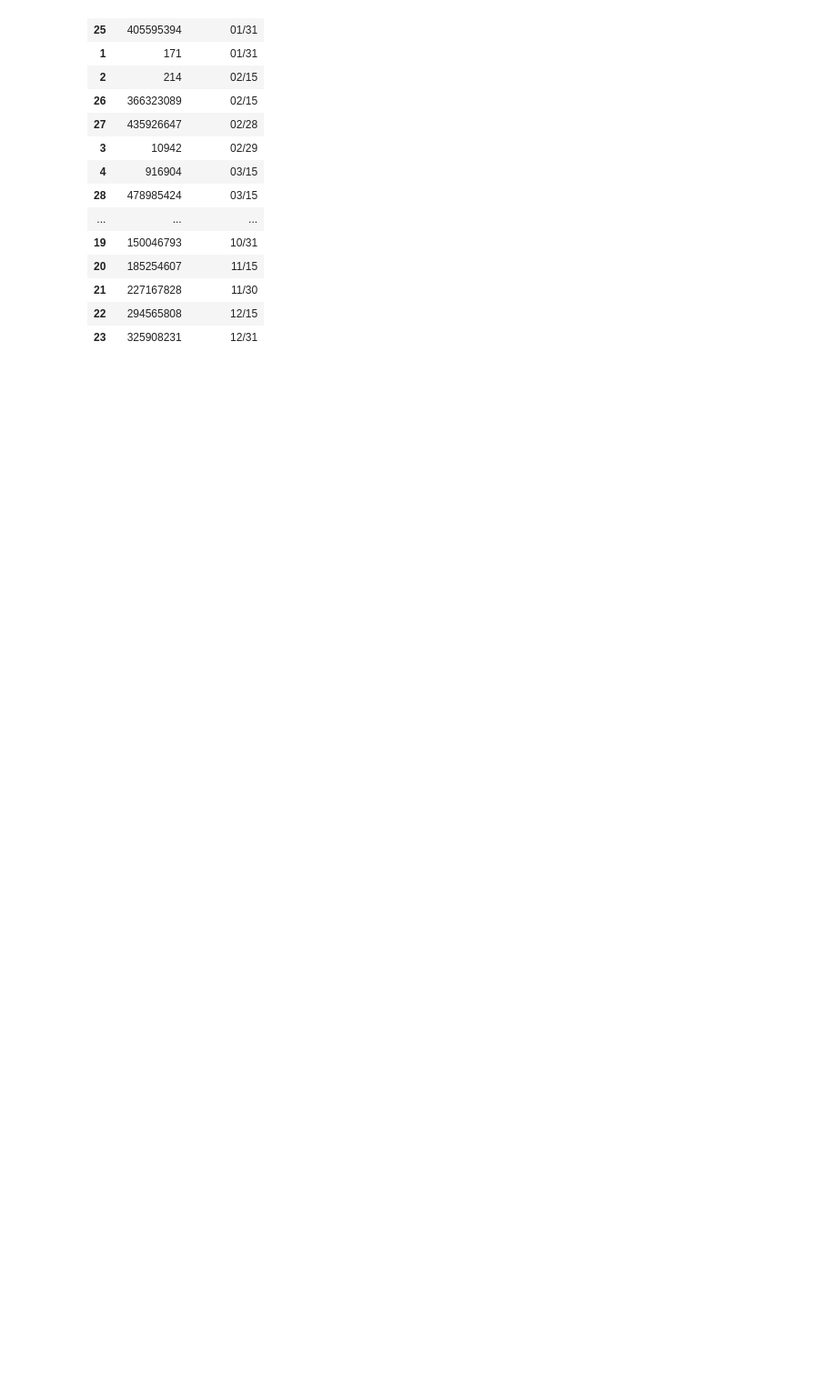
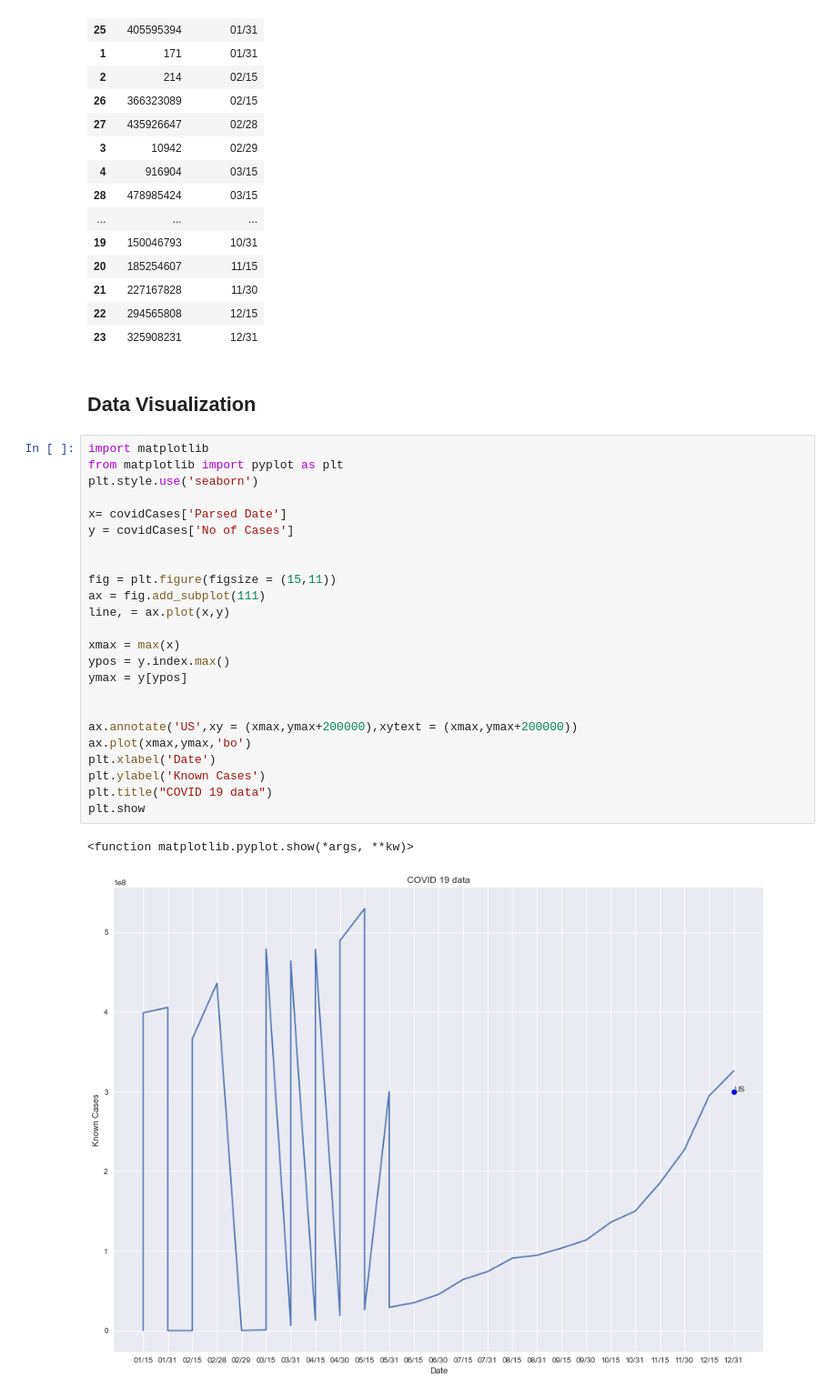
Before and after one commit to Binguni19Edirisuriya/Covid19_Data_Analysis_python, a Jupyter notebook: Covid19 Data Analysis.ipynb, the cells around one changed output. Shown: that part at 91% size. Cells and saved outputs as stored; diff of their text form; blank space fills up the shorter version.

Commit message:
Data visulaization of covid19 cases with matplotlib

```diff
--- a/Covid19 Data Analysis.ipynb
+++ b/Covid19 Data Analysis.ipynb
@@ -340,3 +340,32 @@ covidCases
 | 21 | 227167828 | 11/30 |
 | 22 | 294565808 | 12/15 |
 | 23 | 325908231 | 12/31 |
+# %% [markdown]
+## Data Visualization
+# %%
+import matplotlib
+from matplotlib import pyplot as plt
+plt.style.use('seaborn')
+
+x= covidCases['Parsed Date']
+y = covidCases['No of Cases']
+
+
+fig = plt.figure(figsize = (15,11))
+ax = fig.add_subplot(111)
+line, = ax.plot(x,y)
+
+xmax = max(x)
+ypos = y.index.max()
+ymax = y[ypos]
+
+
+ax.annotate('US',xy = (xmax,ymax+200000),xytext = (xmax,ymax+200000))
+ax.plot(xmax,ymax,'bo')
+plt.xlabel('Date')
+plt.ylabel('Known Cases')
+plt.title("COVID 19 data")
+plt.show
+# %% [output]
+<function matplotlib.pyplot.show(*args, **kw)>
+[figure, added]
```
